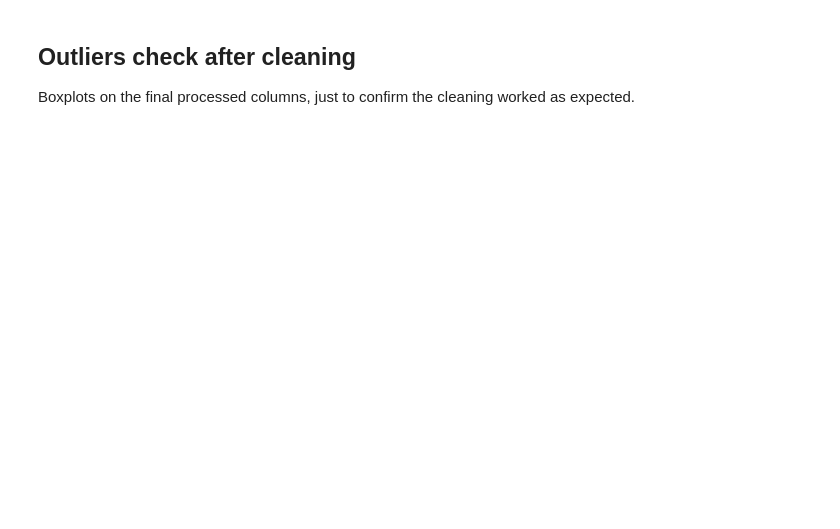
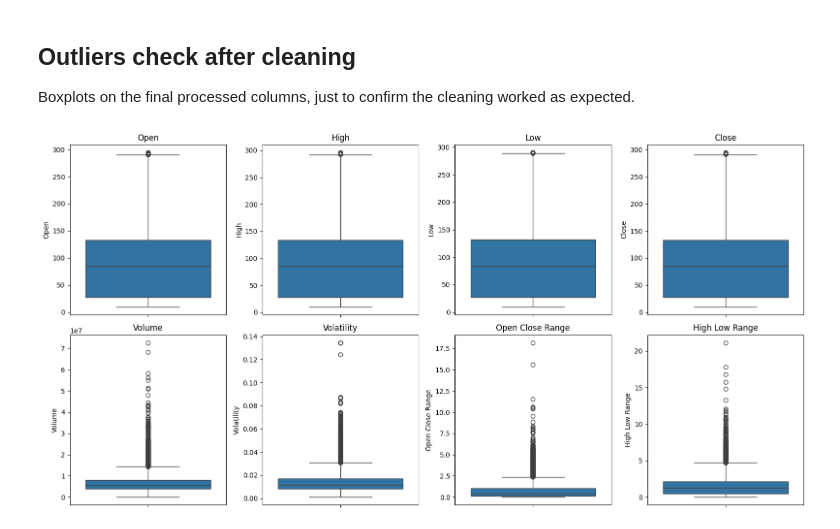
Before and after one commit to abdubakr77/IBM-Stock-Forecasting-RNN-LSTM-GRU, a Jupyter notebook: notebooks/02_data_preprocessing.ipynb, the cells around one changed output. Cells and saved outputs as stored; diff of their text form; code cells hidden in the pictures; blank space fills up the shorter version.

```diff
--- a/notebooks/02_data_preprocessing.ipynb
+++ b/notebooks/02_data_preprocessing.ipynb
@@ -77,12 +142,14 @@ plt.show()
 ## Outliers check after cleaning
 Boxplots on the final processed columns, just to confirm the cleaning worked as expected.
 # %%
-fig, axes = plt.subplots(2, 3, figsize=(16, 8))
+fig, axes = plt.subplots(2, 4, figsize=(16, 8))
 cols_to_plot = df.columns
 
 for ax, col in zip(axes.flatten(), cols_to_plot):
     sns.boxplot(y=df[col], ax=ax)
     ax.set_title(col)
 
 plt.tight_layout()
 plt.show()
+# %% [output]
+[figure, added]
```
Also changed, not shown: parts of 9 cells of this notebook.
